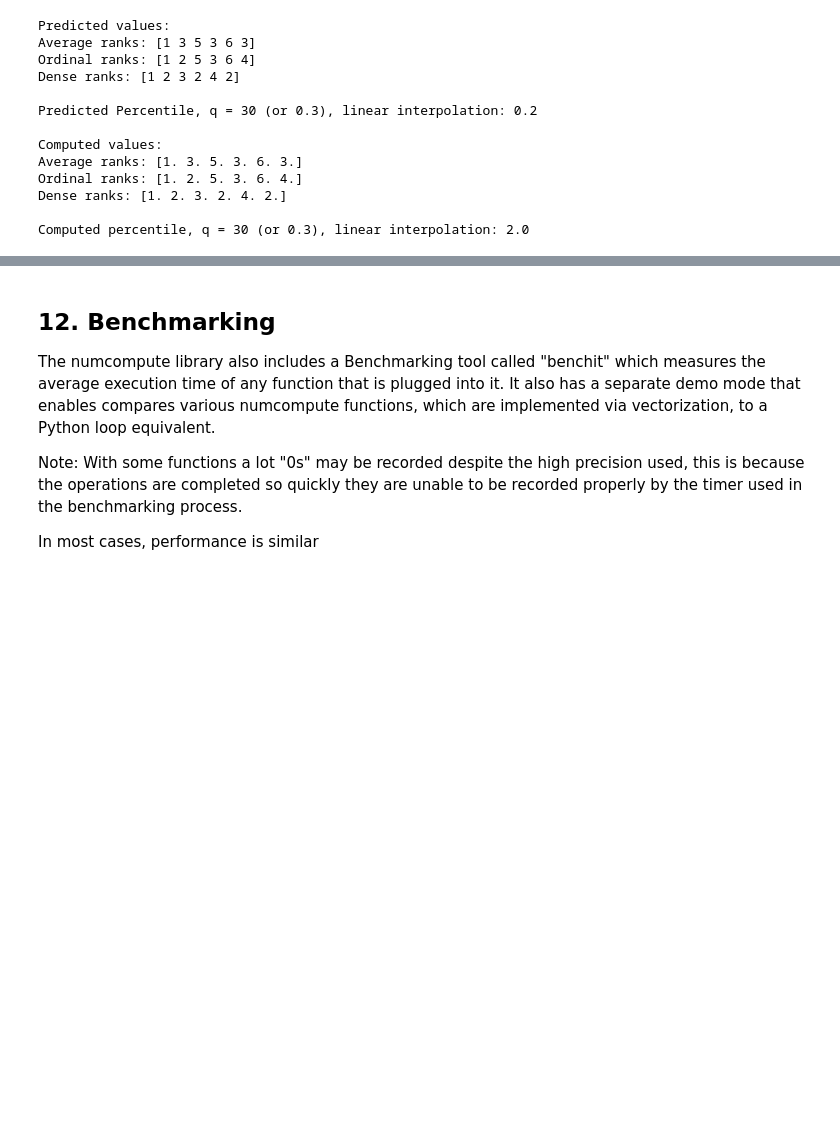
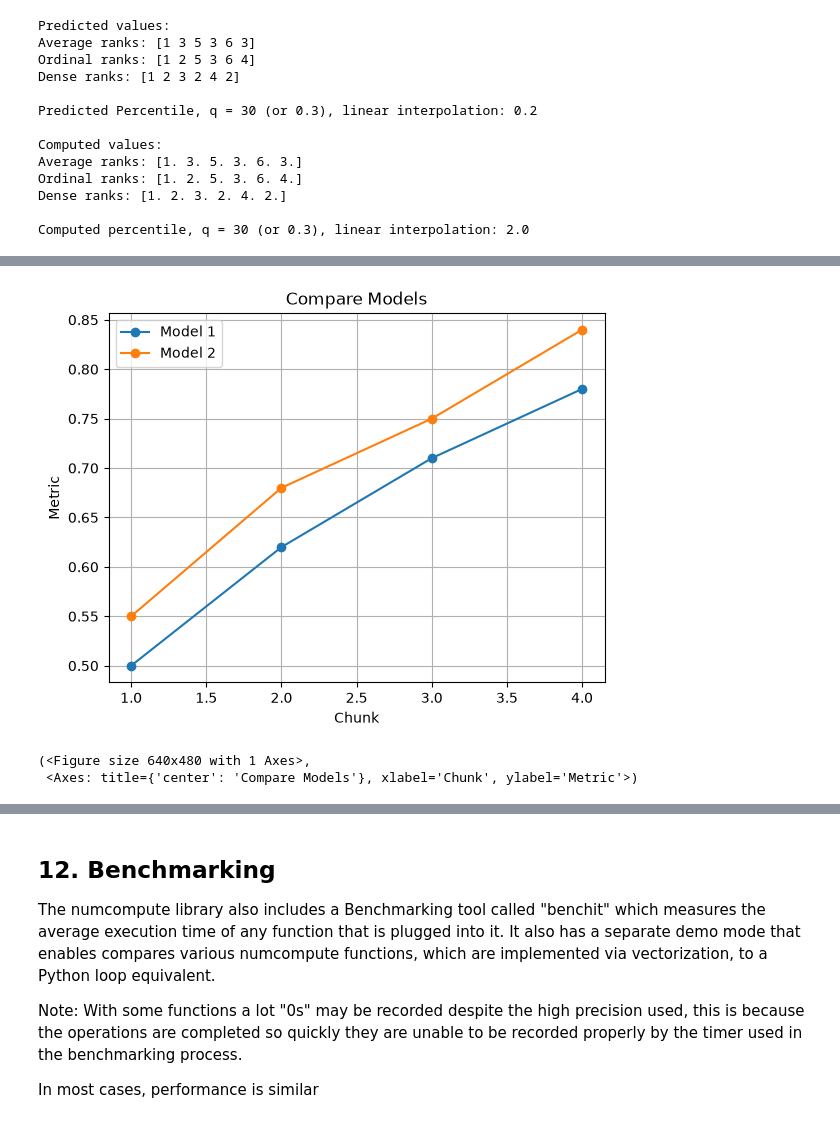
Before and after one commit to MohitnnM/NumCompute-A-High-Performance-Numpy-Toolkit, a Jupyter notebook: demo/quickstart.ipynb, the cells around one changed output, grey strips where cells are left out. Cells and saved outputs as stored; diff of their text form; code cells hidden in the pictures; blank space fills up the shorter version.

```diff
--- a/demo/quickstart.ipynb
+++ b/demo/quickstart.ipynb
@@ -368,0 +541,6 @@ Computed percentile, q = 30 (or 0.3), linear interpolation: 2.0
+# %%
+compare_models([0.50, 0.62, 0.71, 0.78], [0.55, 0.68, 0.75, 0.84], ["Model 1", "Model 2"])
+# %% [output]
+[figure, added]
+(<Figure size 640x480 with 1 Axes>,
+ <Axes: title={'center': 'Compare Models'}, xlabel='Chunk', ylabel='Metric'>)
```
Also changed, not shown: parts of 32 cells of this notebook, 30 other files.
